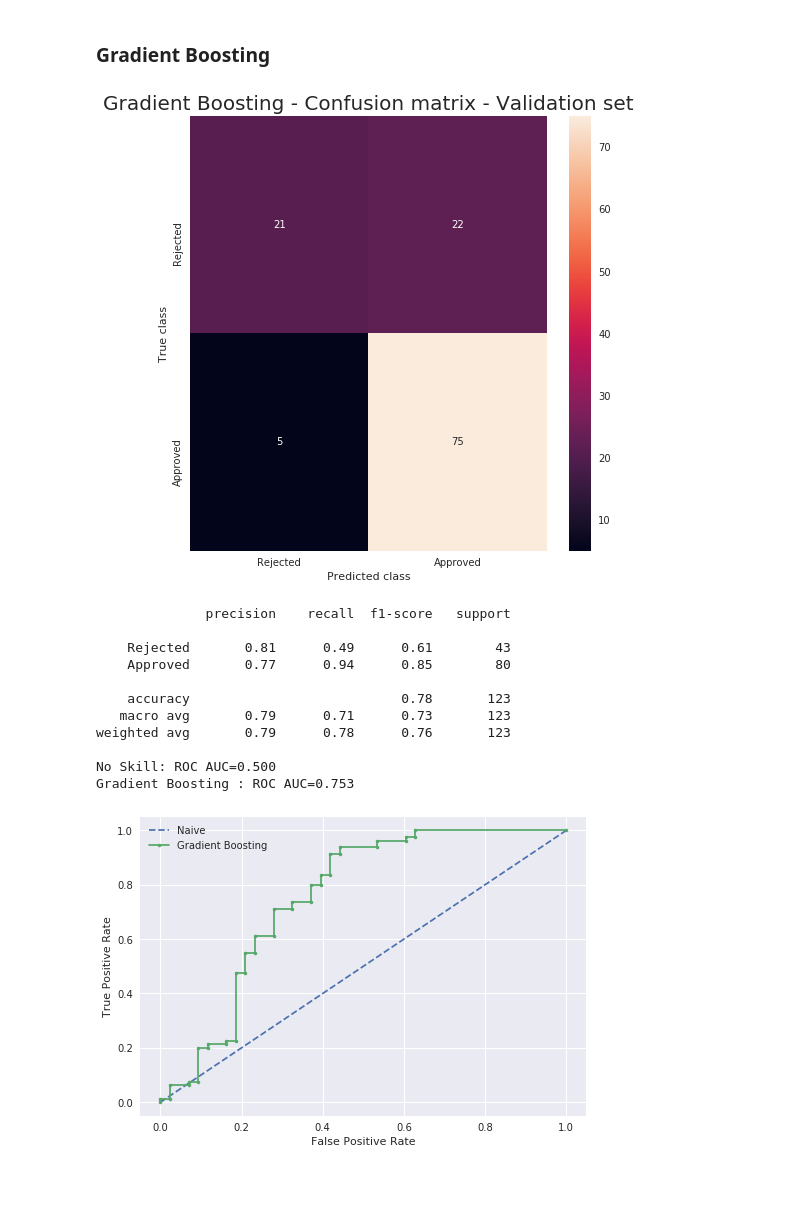
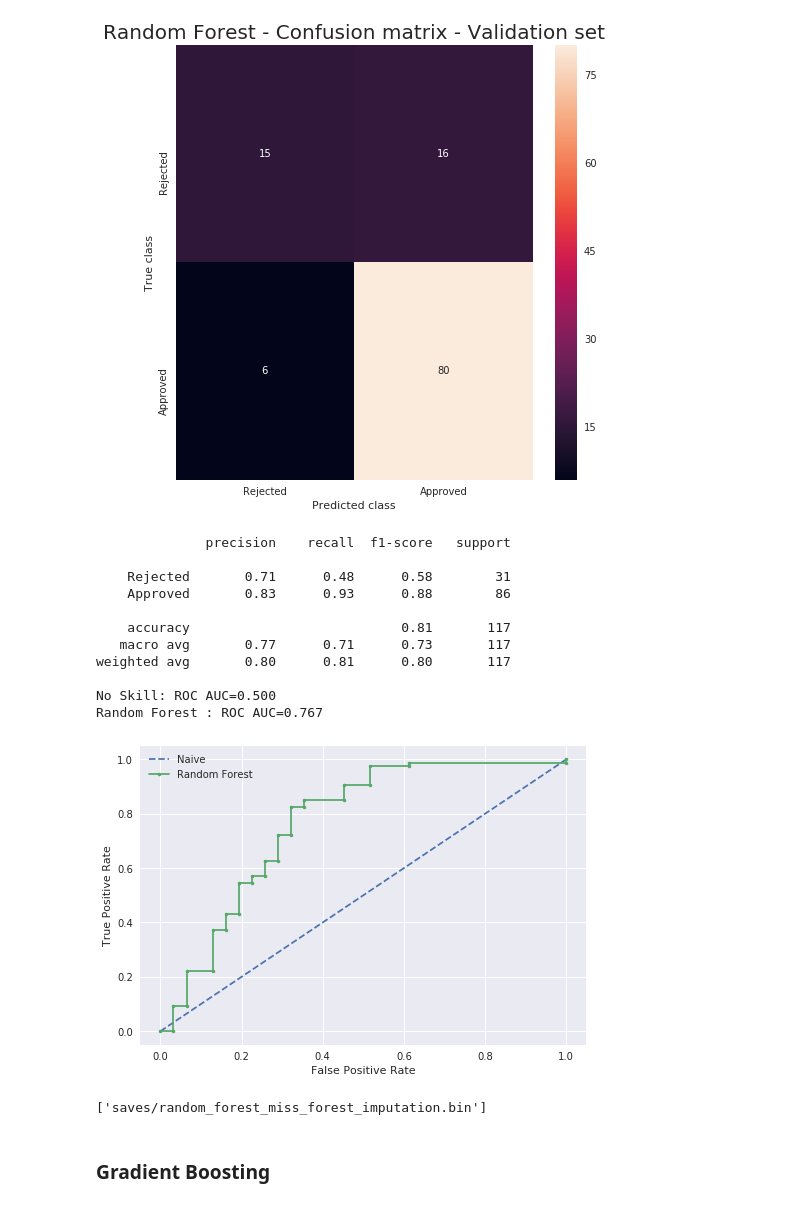
Before and after one commit to lucasthim/loan-prediction, a Jupyter notebook: 05_training_with_imputed_mf_data.ipynb, the cells around one changed output. Saved outputs shown, nothing was run; the diff lists cells and outputs as text; code cells hidden in the pictures.

```diff
--- a/05_training_with_imputed_mf_data.ipynb
+++ b/05_training_with_imputed_mf_data.ipynb
@@ -125,0 +149,15 @@ Random Forest : ROC AUC=0.697
+# %%
+random_forest_params = {
+    'n_estimators' : [50,100,150,200],
+    'min_samples_split': [2,3,4,5],
+    'max_depth':[5,8,10,13,15],
+    'criterion':['gini','entropy'],
+    'oob_score':[True]
+}
+
+best_random_forest,best_random_forest_params,best_random_forest_score = model_utils.find_best_classification_model_with_cross_validation(
+    RandomForestClassifier(random_state=0, class_weight = 'balanced'),
+    random_forest_params,
+    X_train_norm.values,
+    y_train.values.ravel(),
+    metric = 'f1')
@@ -126,2 +176,21 @@ Random Forest : ROC AUC=0.697
+# %%
+df_result = model_utils.predict(best_random_forest,X_validation_norm,y_validation)
+metrics_utils.evalute_model_performance(model = best_random_forest, model_name = 'Random Forest', X = X_validation_norm, y = y_validation, df_result = df_result)
+dump(best_random_forest, 'saves/random_forest_miss_forest_imputation.bin', compress=True)
+# %% [output]
+[figure, added]
+              precision    recall  f1-score   support
+
+    Rejected       0.71      0.48      0.58        31
+    Approved       0.83      0.93      0.88        86
+
+    accuracy                           0.81       117
+   macro avg       0.77      0.71      0.73       117
+weighted avg       0.80      0.81      0.80       117
+
+No Skill: ROC AUC=0.500
+Random Forest : ROC AUC=0.767
+[figure, added]
+['saves/random_forest_miss_forest_imputation.bin']
 # %% [markdown]
 ### Gradient Boosting
@@ -135,18 +196,0 @@ df_result = model_utils.predict(gboost,X_validation_norm,y_validation)
-# %%
-tn, fp, fn, tp = metrics_utils.plot_confusion_matrix(df_result,title = 'Gradient Boosting')
-metrics_utils.show_performance(df_result)
-metrics_utils.plot_ROC(model = gboost,model_name = 'Gradient Boosting',X_test = X_validation_norm, y_test = y_validation)
-# %% [output]
-[figure, removed]
-              precision    recall  f1-score   support
-
-    Rejected       0.81      0.49      0.61        43
-    Approved       0.77      0.94      0.85        80
-
-    accuracy                           0.78       123
-   macro avg       0.79      0.71      0.73       123
-weighted avg       0.79      0.78      0.76       123
-
-No Skill: ROC AUC=0.500
-Gradient Boosting : ROC AUC=0.753
-[figure, removed]
```
Also changed, not shown: parts of 27 cells of this notebook, 33 other files.
